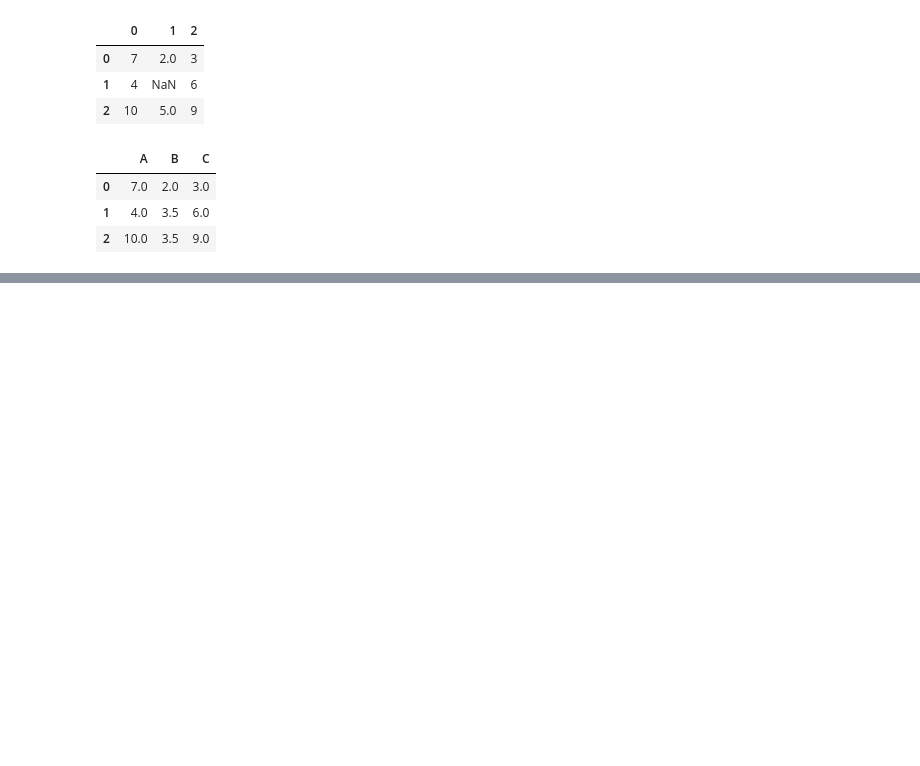
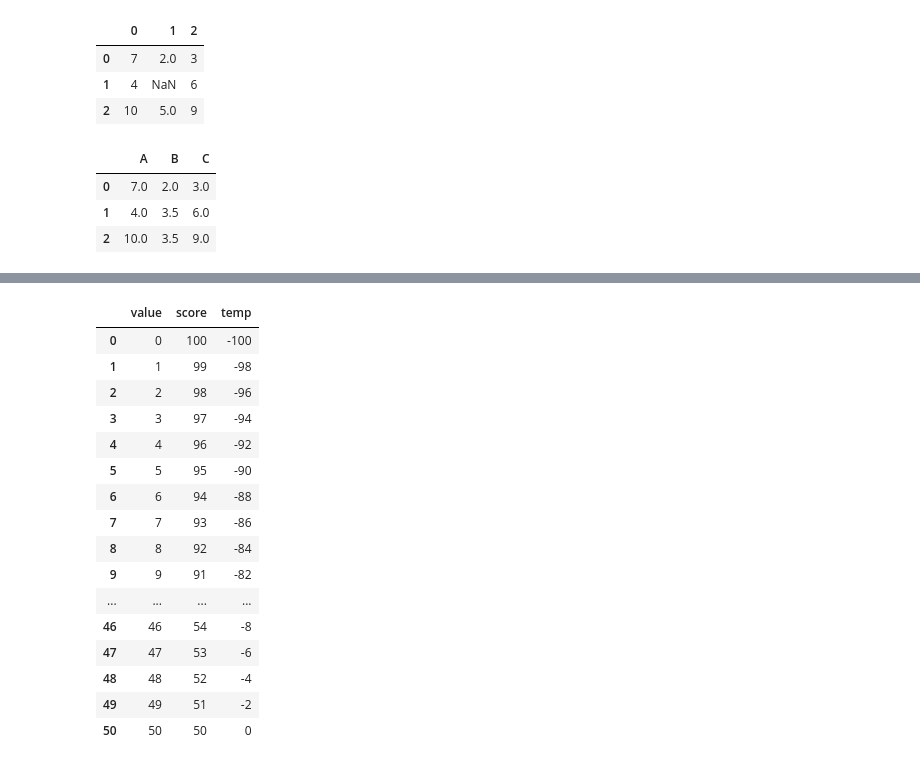
Before and after one commit to QPeiran/PythonStatistics, a Jupyter notebook: MachineLearning/RandomForest.ipynb, the cells around one changed output, grey strips where cells are left out. Cells and saved outputs as stored; diff of their text form; code cells hidden in the pictures; blank space fills up the shorter version.

Commit message:
DataFrame.assign and DataFrame.query

```diff
--- a/MachineLearning/RandomForest.ipynb
+++ b/MachineLearning/RandomForest.ipynb
@@ -284,3 +284,6 @@ pd.DataFrame(imp_default.transform(NewImp), columns= ['A', 'B', 'C'])
 | 0 | 7.0 | 2.0 | 3.0 |
 | 1 | 4.0 | 3.5 | 6.0 |
 | 2 | 10.0 | 3.5 | 9.0 |
+# %%
+dummy_df = pd.DataFrame(data = {"value" : [x for x in range(100)], "score" : [100 - x for x in range(100)]})
+dummy_df
@@ -286,0 +369,22 @@ pd.DataFrame(imp_default.transform(NewImp), columns= ['A', 'B', 'C'])
+# %%
+dummy_df = dummy_df.assign(temp = lambda i: i['value'] - i['score'])
+# %%
+dummy_df.query('value + score + temp <= 100')
+# %% [output]
+|  | value | score | temp |
+| 0 | 0 | 100 | -100 |
+| 1 | 1 | 99 | -98 |
+| 2 | 2 | 98 | -96 |
+| 3 | 3 | 97 | -94 |
+| 4 | 4 | 96 | -92 |
+| 5 | 5 | 95 | -90 |
+| 6 | 6 | 94 | -88 |
+| 7 | 7 | 93 | -86 |
+| 8 | 8 | 92 | -84 |
+| 9 | 9 | 91 | -82 |
+| ... | ... | ... | ... |
+| 46 | 46 | 54 | -8 |
+| 47 | 47 | 53 | -6 |
+| 48 | 48 | 52 | -4 |
+| 49 | 49 | 51 | -2 |
+| 50 | 50 | 50 | 0 |
```
Also changed, not shown: parts of 7 cells of this notebook.
